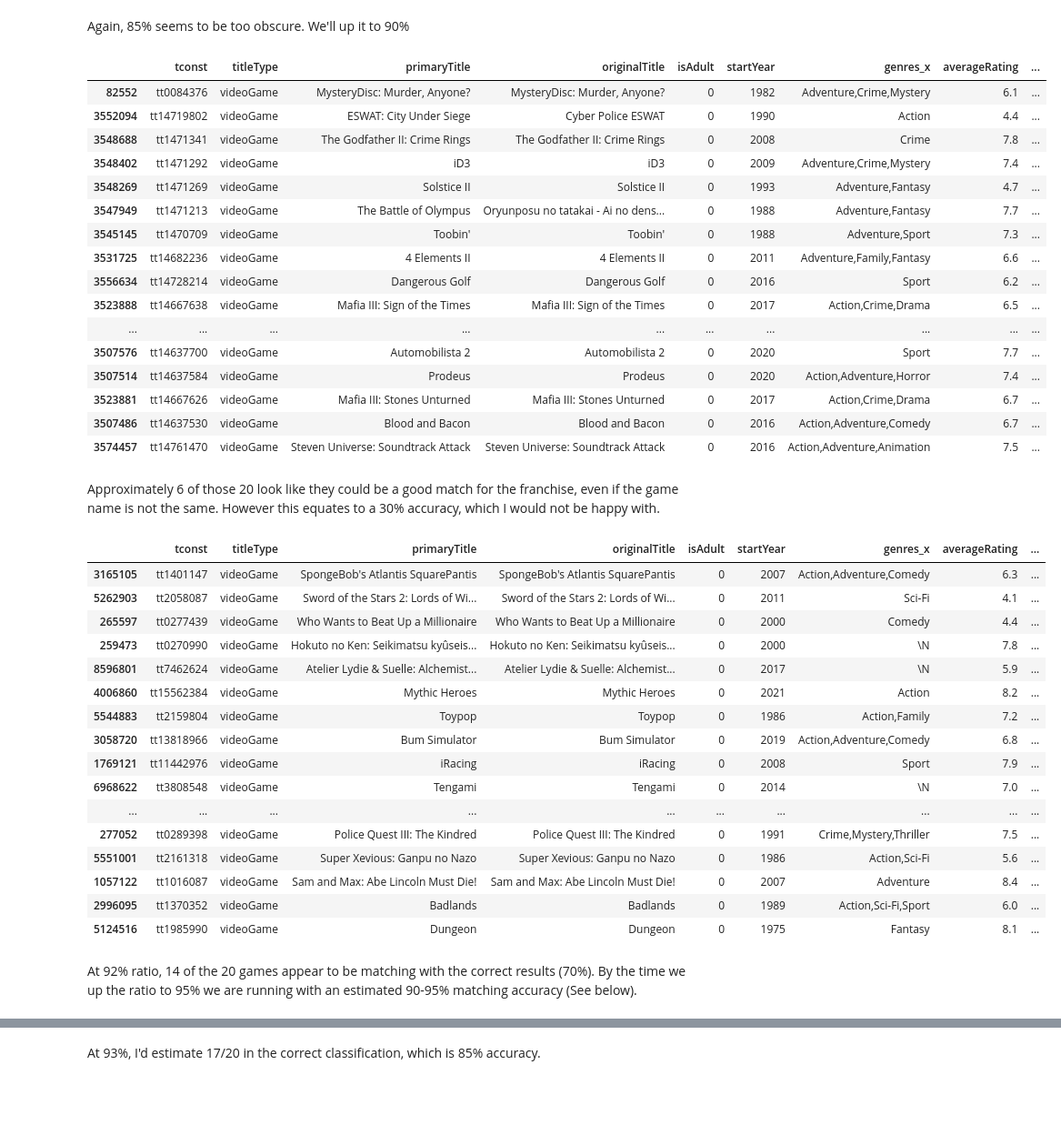
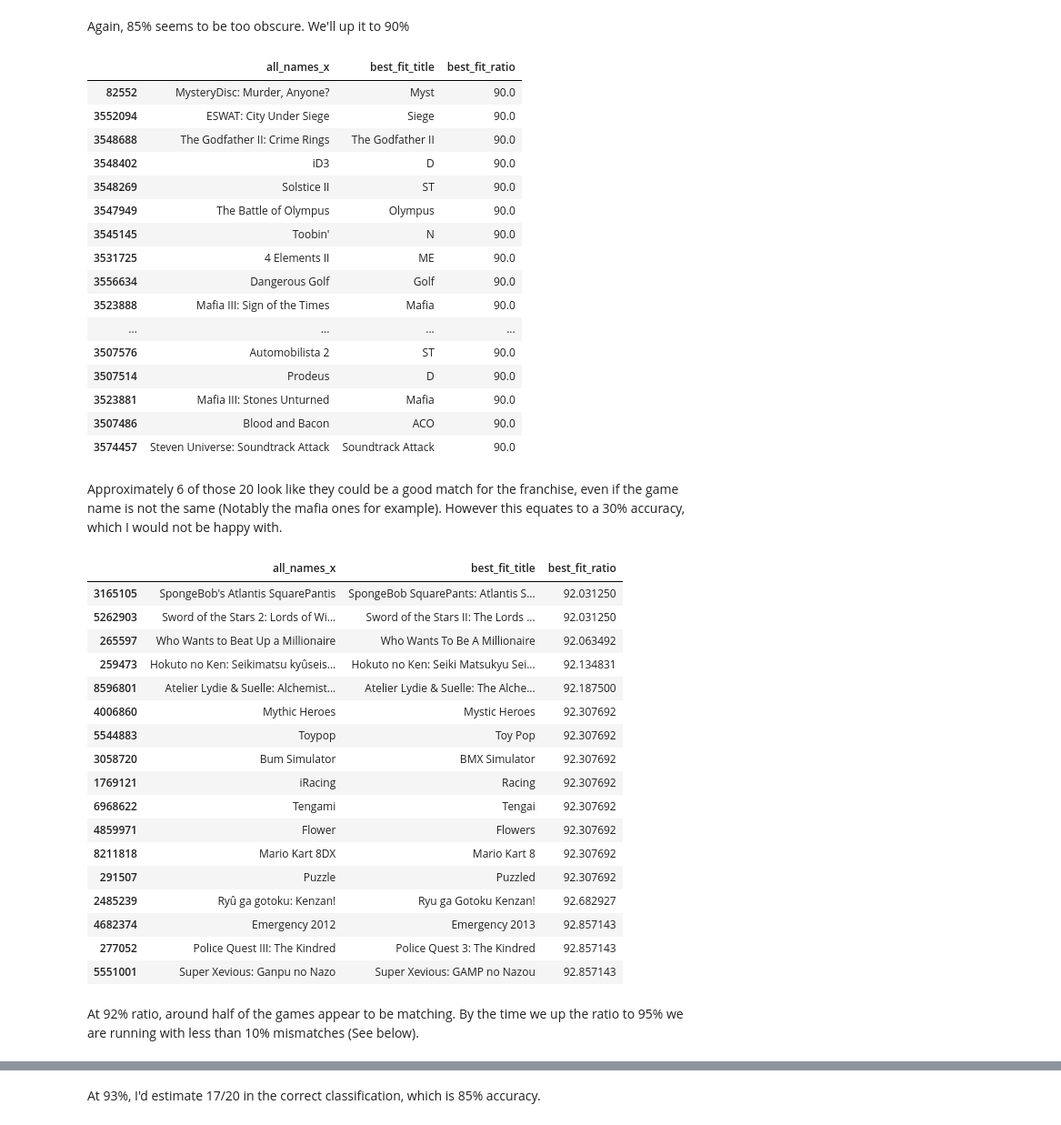
Before and after one commit to adambrennan150/Franchises, a Jupyter notebook: Cleaning_franchises.ipynb, the cells around one changed output, grey strips where cells are left out. Shown at 91% size. Cells and saved outputs as stored; diff of their text form; code cells hidden in the pictures; blank space fills up the shorter version.

```diff
--- a/Cleaning_franchises.ipynb
+++ b/Cleaning_franchises.ipynb
@@ -437,47 +440,48 @@ copy_of_imdb_games[copy_of_imdb_games["best_fit_ratio"] >= 85].sort_values("best
 # %% [markdown]
 Again, 85% seems to be too obscure. We'll up it to 90%
 # %%
-copy_of_imdb_games[copy_of_imdb_games["best_fit_ratio"] >= 90].sort_values("best_fit_ratio").head(20)
+copy_of_imdb_games.loc[copy_of_imdb_games["best_fit_ratio"] >= 90, ["all_names_x", "best_fit_title", "best_fit_ratio"]].sort_values("best_fit_ratio").head(20)
 # %% [output]
-|  | tconst | titleType | primaryTitle | originalTitle | isAdult | startYear | genres_x | averageRating | ... |
-| 82552 | tt0084376 | videoGame | MysteryDisc: Murder, Anyone? | MysteryDisc: Murder, Anyone? | 0 | 1982 | Adventure,Crime,Mystery | 6.1 | ... |
-| 3552094 | tt14719802 | videoGame | ESWAT: City Under Siege | Cyber Police ESWAT | 0 | 1990 | Action | 4.4 | ... |
-| 3548688 | tt1471341 | videoGame | The Godfather II: Crime Rings | The Godfather II: Crime Rings | 0 | 2008 | Crime | 7.8 | ... |
-| 3548402 | tt1471292 | videoGame | iD3 | iD3 | 0 | 2009 | Adventure,Crime,Mystery | 7.4 | ... |
-| 3548269 | tt1471269 | videoGame | Solstice II | Solstice II | 0 | 1993 | Adventure,Fantasy | 4.7 | ... |
-| 3547949 | tt1471213 | videoGame | The Battle of Olympus | Oryunposu no tatakai - Ai no dens... | 0 | 1988 | Adventure,Fantasy | 7.7 | ... |
-| 3545145 | tt1470709 | videoGame | Toobin' | Toobin' | 0 | 1988 | Adventure,Sport | 7.3 | ... |
-| 3531725 | tt14682236 | videoGame | 4 Elements II | 4 Elements II | 0 | 2011 | Adventure,Family,Fantasy | 6.6 | ... |
-| 3556634 | tt14728214 | videoGame | Dangerous Golf | Dangerous Golf | 0 | 2016 | Sport | 6.2 | ... |
-| 3523888 | tt14667638 | videoGame | Mafia III: Sign of the Times | Mafia III: Sign of the Times | 0 | 2017 | Action,Crime,Drama | 6.5 | ... |
-| ... | ... | ... | ... | ... | ... | ... | ... | ... | ... |
-| 3507576 | tt14637700 | videoGame | Automobilista 2 | Automobilista 2 | 0 | 2020 | Sport | 7.7 | ... |
-| 3507514 | tt14637584 | videoGame | Prodeus | Prodeus | 0 | 2020 | Action,Adventure,Horror | 7.4 | ... |
-| 3523881 | tt14667626 | videoGame | Mafia III: Stones Unturned | Mafia III: Stones Unturned | 0 | 2017 | Action,Crime,Drama | 6.7 | ... |
-| 3507486 | tt14637530 | videoGame | Blood and Bacon | Blood and Bacon | 0 | 2016 | Action,Adventure,Comedy | 6.7 | ... |
-| 3574457 | tt14761470 | videoGame | Steven Universe: Soundtrack Attack | Steven Universe: Soundtrack Attack | 0 | 2016 | Action,Adventure,Animation | 7.5 | ... |
+|  | all_names_x | best_fit_title | best_fit_ratio |
+| 82552 | MysteryDisc: Murder, Anyone? | Myst | 90.0 |
+| 3552094 | ESWAT: City Under Siege | Siege | 90.0 |
+| 3548688 | The Godfather II: Crime Rings | The Godfather II | 90.0 |
+| 3548402 | iD3 | D | 90.0 |
+| 3548269 | Solstice II | ST | 90.0 |
+| 3547949 | The Battle of Olympus | Olympus | 90.0 |
+| 3545145 | Toobin' | N | 90.0 |
+| 3531725 | 4 Elements II | ME | 90.0 |
+| 3556634 | Dangerous Golf | Golf | 90.0 |
+| 3523888 | Mafia III: Sign of the Times | Mafia | 90.0 |
+| ... | ... | ... | ... |
+| 3507576 | Automobilista 2 | ST | 90.0 |
+| 3507514 | Prodeus | D | 90.0 |
+| 3523881 | Mafia III: Stones Unturned | Mafia | 90.0 |
+| 3507486 | Blood and Bacon | ACO | 90.0 |
+| 3574457 | Steven Universe: Soundtrack Attack | Soundtrack Attack | 90.0 |
 # %% [markdown]
-Approximately 6 of those 20 look like they could be a good match for the franchise, even if the game name is not the same. However this equates to a 30% accuracy, which I would not be happy with.
+Approximately 6 of those 20 look like they could be a good match for the franchise, even if the game name is not the same (Notably the mafia ones for example). However this equates to a 30% accuracy, which I would not be happy with.
 # %%
-copy_of_imdb_games[copy_of_imdb_games["best_fit_ratio"] >= 92].sort_values("best_fit_ratio").head(20)
+copy_of_imdb_games.loc[copy_of_imdb_games["best_fit_ratio"] >= 92, ["all_names_x", "best_fit_title", "best_fit_ratio"]].sort_values("best_fit_ratio").head(17)
 # %% [output]
-|  | tconst | titleType | primaryTitle | originalTitle | isAdult | startYear | genres_x | averageRating | ... |
-| 3165105 | tt1401147 | videoGame | SpongeBob's Atlantis SquarePantis | SpongeBob's Atlantis SquarePantis | 0 | 2007 | Action,Adventure,Comedy | 6.3 | ... |
-| 5262903 | tt2058087 | videoGame | Sword of the Stars 2: Lords of Wi... | Sword of the Stars 2: Lords of Wi... | 0 | 2011 | Sci-Fi | 4.1 | ... |
-| 265597 | tt0277439 | videoGame | Who Wants to Beat Up a Millionaire | Who Wants to Beat Up a Millionaire | 0 | 2000 | Comedy | 4.4 | ... |
-| 259473 | tt0270990 | videoGame | Hokuto no Ken: Seikimatsu kyûseis... | Hokuto no Ken: Seikimatsu kyûseis... | 0 | 2000 | \N | 7.8 | ... |
-| 8596801 | tt7462624 | videoGame | Atelier Lydie & Suelle: Alchemist... | Atelier Lydie & Suelle: Alchemist... | 0 | 2017 | \N | 5.9 | ... |
-| 4006860 | tt15562384 | videoGame | Mythic Heroes | Mythic Heroes | 0 | 2021 | Action | 8.2 | ... |
-| 5544883 | tt2159804 | videoGame | Toypop | Toypop | 0 | 1986 | Action,Family | 7.2 | ... |
-| 3058720 | tt13818966 | videoGame | Bum Simulator | Bum Simulator | 0 | 2019 | Action,Adventure,Comedy | 6.8 | ... |
-| 1769121 | tt11442976 | videoGame | iRacing | iRacing | 0 | 2008 | Sport | 7.9 | ... |
-| 6968622 | tt3808548 | videoGame | Tengami | Tengami | 0 | 2014 | \N | 7.0 | ... |
-| ... | ... | ... | ... | ... | ... | ... | ... | ... | ... |
-| 277052 | tt0289398 | videoGame | Police Quest III: The Kindred | Police Quest III: The Kindred | 0 | 1991 | Crime,Mystery,Thriller | 7.5 | ... |
-| 5551001 | tt2161318 | videoGame | Super Xevious: Ganpu no Nazo | Super Xevious: Ganpu no Nazo | 0 | 1986 | Action,Sci-Fi | 5.6 | ... |
-| 1057122 | tt1016087 | videoGame | Sam and Max: Abe Lincoln Must Die! | Sam and Max: Abe Lincoln Must Die! | 0 | 2007 | Adventure | 8.4 | ... |
-| 2996095 | tt1370352 | videoGame | Badlands | Badlands | 0 | 1989 | Action,Sci-Fi,Sport | 6.0 | ... |
-| 5124516 | tt1985990 | videoGame | Dungeon | Dungeon | 0 | 1975 | Fantasy | 8.1 | ... |
+|  | all_names_x | best_fit_title | best_fit_ratio |
+| 3165105 | SpongeBob's Atlantis SquarePantis | SpongeBob SquarePants: Atlantis S... | 92.031250 |
+| 5262903 | Sword of the Stars 2: Lords of Wi... | Sword of the Stars II: The Lords ... | 92.031250 |
+| 265597 | Who Wants to Beat Up a Millionaire | Who Wants To Be A Millionaire | 92.063492 |
+| 259473 | Hokuto no Ken: Seikimatsu kyûseis... | Hokuto no Ken: Seiki Matsukyu Sei... | 92.134831 |
+| 8596801 | Atelier Lydie & Suelle: Alchemist... | Atelier Lydie & Suelle: The Alche... | 92.187500 |
+| 4006860 | Mythic Heroes | Mystic Heroes | 92.307692 |
+| 5544883 | Toypop | Toy Pop | 92.307692 |
+| 3058720 | Bum Simulator | BMX Simulator | 92.307692 |
+| 1769121 | iRacing | Racing | 92.307692 |
+| 6968622 | Tengami | Tengai | 92.307692 |
+| 4859971 | Flower | Flowers | 92.307692 |
+| 8211818 | Mario Kart 8DX | Mario Kart 8 | 92.307692 |
+| 291507 | Puzzle | Puzzled | 92.307692 |
+| 2485239 | Ryû ga gotoku: Kenzan! | Ryu ga Gotoku Kenzan! | 92.682927 |
+| 4682374 | Emergency 2012 | Emergency 2013 | 92.857143 |
+| 277052 | Police Quest III: The Kindred | Police Quest 3: The Kindred | 92.857143 |
+| 5551001 | Super Xevious: Ganpu no Nazo | Super Xevious: GAMP no Nazou | 92.857143 |
 # %% [markdown]
-At 92% ratio, 14 of the 20 games appear to be matching with the correct results (70%). By the time we up the ratio to 95% we are running with an estimated 90-95% matching accuracy (See below).
+At 92% ratio, around half of the games appear to be matching. By the time we up the ratio to 95% we are running with less than 10% mismatches (See below).
 # %%
```
Also changed, not shown: parts of 29 cells of this notebook.
